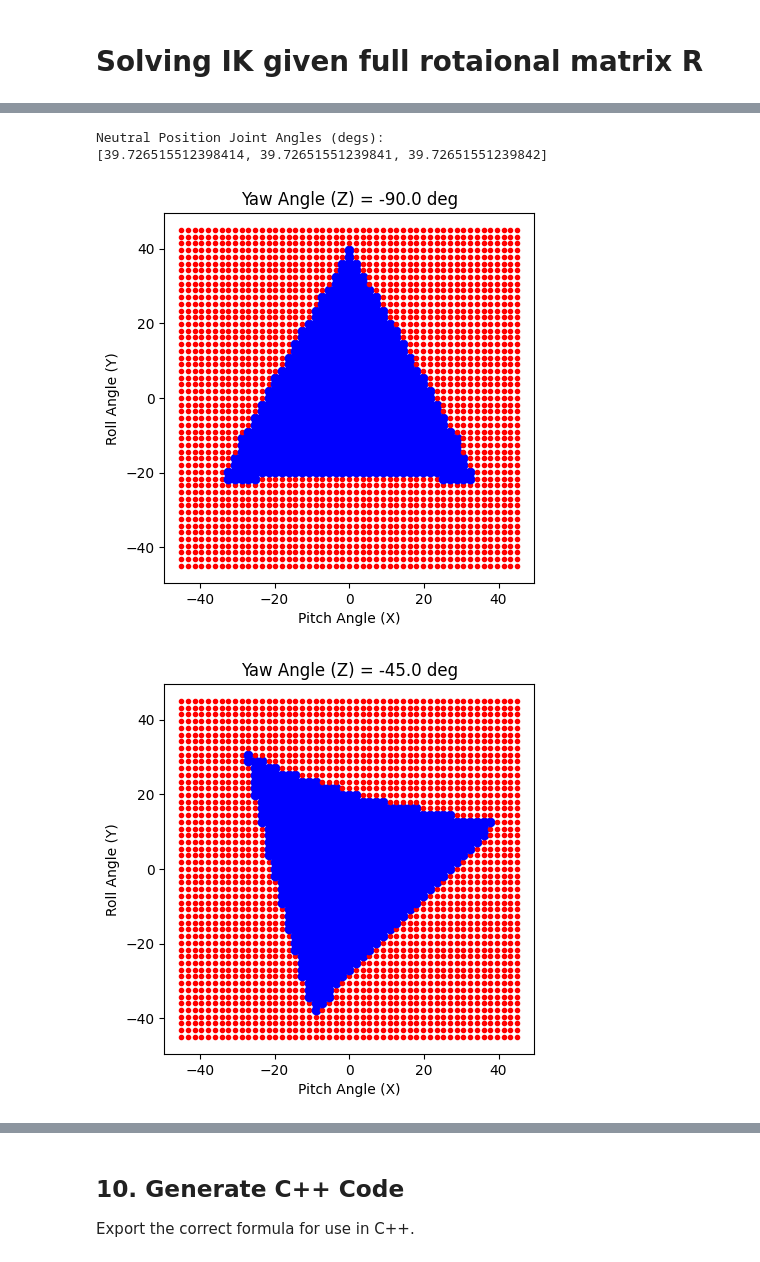
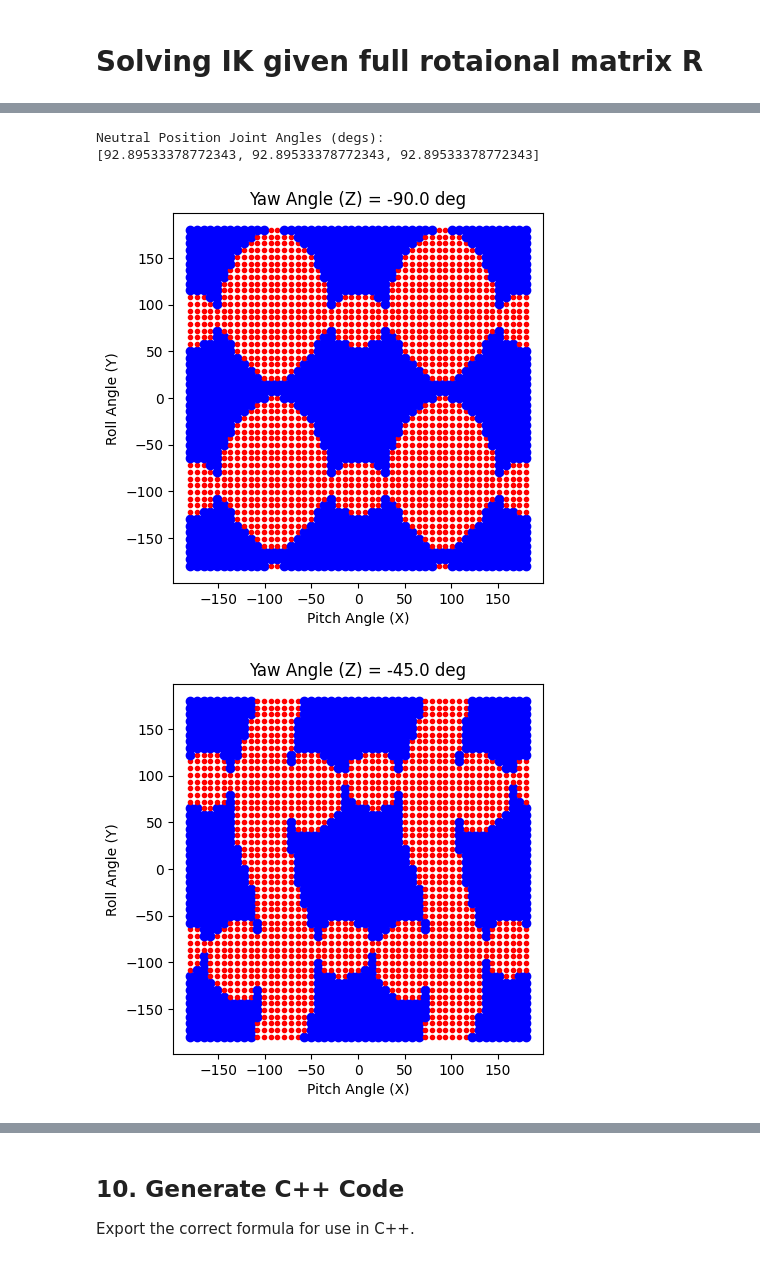
Before and after one commit to ChawinOph/spm-mechanics, a Jupyter notebook: notebooks/symbolic_kinematics.ipynb, the cells around one changed output, grey strips where cells are left out. Saved outputs shown, nothing was run; the diff lists cells and outputs as text; code cells hidden in the pictures.

```diff
--- a/notebooks/symbolic_kinematics.ipynb
+++ b/notebooks/symbolic_kinematics.ipynb
@@ -920,6 +1039,8 @@ euler_angles_set = [
     [0, np.pi/4, 0],
 ]
 
+spm = SPM()
+
 for euler_angles in euler_angles_set:
     # print("\n" + "="*60)
 
@@ -930,8 +1051,7 @@ for euler_angles in euler_angles_set:
     # print(R_des)
     # print()
 
-
-    sols, has_sols = compute_ik(R_des, verbose=False)
+    sols, has_sols = spm.compute_ik(R_des, verbose=True)
 
     # visualization of the platform and joint vectors
     # plot_spsm_transformation(u_i, w_i, R_des, euler_angles)
@@ -945,8 +1083,8 @@ N_y = 51 # 51
 N_x = 51 # 51
 
 z_yaws = np.linspace(-np.pi/2, np.pi/2, N_z)
-y_rolls = np.linspace(-np.pi/4, np.pi/4, N_y)
-x_pitches = np.linspace(-np.pi/4, np.pi/4, N_x)
+y_rolls = np.linspace(-np.pi, np.pi, N_y)
+x_pitches = np.linspace(-np.pi, np.pi, N_x)
 
 # create meshgrid for plotting
 Z_yaws, Y_rolls, X_pitches = np.meshgrid(z_yaws, y_rolls, x_pitches, indexing='ij')
@@ -955,12 +1093,17 @@ Z_yaws, Y_rolls, X_pitches = np.meshgrid(z_yaws, y_rolls, x_pitches, indexing='i
 # print(Y_rolls.shape)
 # print(X_pitches.shape)
 
+# initialize SPM class object
+spm = SPM()
+
 # precomute joint solutions at the neutral position
-sols_neutral, has_sols_neutral = compute_ik(R.from_euler('zyx', [0,0,0]).as_matrix(), verbose=False)
+sols_neutral, has_sols_neutral = spm.compute_ik(R.from_euler('zyx', [0,0,0]).as_matrix(), verbose=False)
+
 # select neutral position solution (first solution for each leg)
 theta_neutral = [sols_neutral[i][0] for i in range(3)]
 print("Neutral Position Joint Angles (degs):")
 print([np.degrees(theta) for theta in theta_neutral])
+
 
 for k in range(N_z):
     fig = plt.figure()
@@ -979,34 +1122,34 @@ for k in range(N_z):
 
             # visualization of the platform and joint vectors
             # plot_spsm_transformation(u_i, w_i, R_des, euler_angles)
 
-            sols, has_sols = compute_ik(R_des, verbose=False)
+            sols, has_sols = spm.compute_ik(R_des, verbose=False)
             # print(has_sols)
 
             if all(has_sols):
                 W_feasible_j.append('b')
                 col = 'b'
                 mark = 'o'
             else:
                 # not all legs have solutions; unfeasible workspace
                 W_feasible_j.append('k')
                 col = 'r'
                 mark = '.'
 
             plt.plot(np.rad2deg(x_pitches[i]), np.rad2deg(y_rolls[j]), marker=mark, color=col, linestyle='none')
 
         W_feasible.append(W_feasible_j)
 
     axes.set_aspect('equal')
     axes.set_title(f'Yaw Angle (Z) = {np.rad2deg(z_yaws[k])} deg')
     axes.set_xlabel('Pitch Angle (X)')
     axes.set_ylabel('Roll Angle (Y)')
 
     # plt.plot(X_pitches[k], Y_rolls[k], marker='.', color=W_feasible, linestyle='none')
 
 # plot
 # %% [output]
 Neutral Position Joint Angles (degs):
-[39.726515512398414, 39.72651551239841, 39.72651551239842]
+[92.89533378772343, 92.89533378772343, 92.89533378772343]
-[figure, old version]
+[figure, new version]
-[figure, old version]
+[figure, new version]
```
Also changed, not shown: parts of 3 cells of this notebook, 1 other file.
